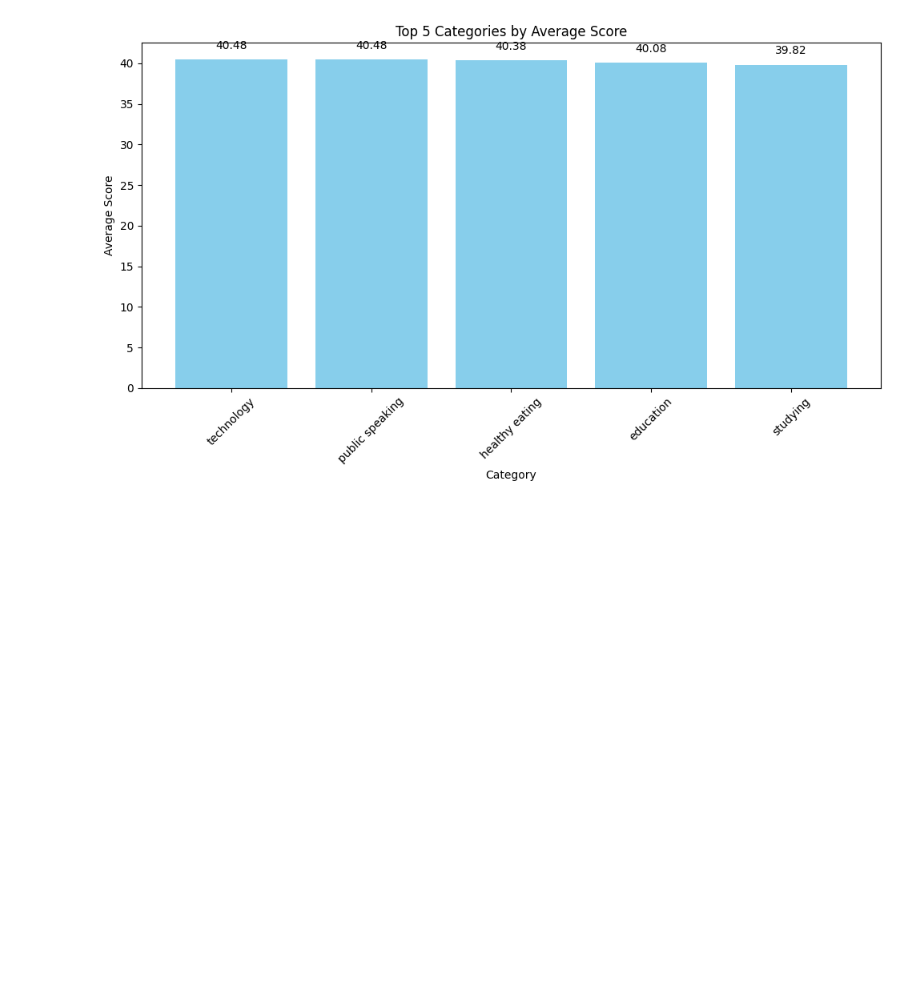
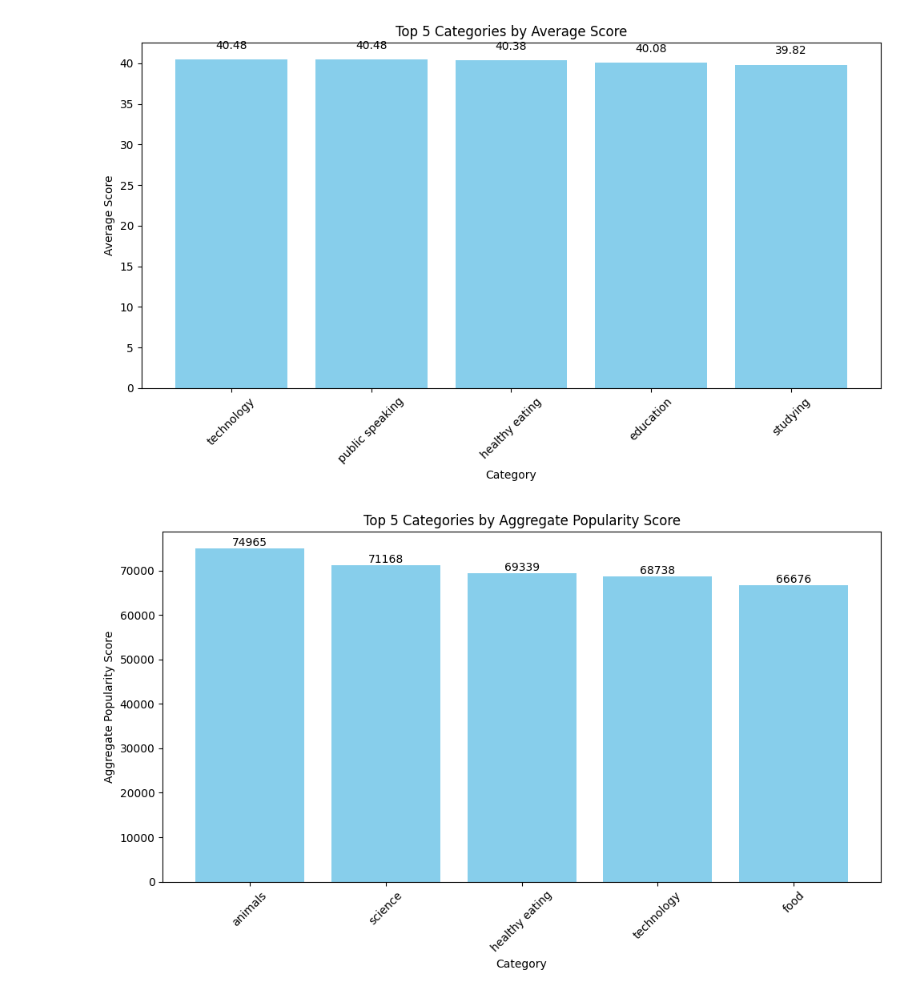
Before and after one commit to SurekhaBerlin/Accenture-Data-Analysis-Visualization, a Jupyter notebook: SocialBuzz.ipynb, the cells around one changed output. Drawn from its saved outputs; the diff is of its cells as text; code cells hidden in the pictures; blank space fills up the shorter version.

```diff
--- a/SocialBuzz.ipynb
+++ b/SocialBuzz.ipynb
@@ -606,3 +606,27 @@ plt.tight_layout()  # Ensures labels are not cut off
 plt.show()
 # %% [output]
 [figure]
+# %%
+# Group by Category and calculate aggregate popularity score
+category_popularity = merged_df.groupby('Category')['Score'].sum().reset_index()
+
+# Sort by popularity score in descending order and take top 5 categories
+top_categories = category_popularity.sort_values(by='Score', ascending=False).head(5)
+
+# Plotting a bar chart for top 5 categories with aggregate popularity score
+plt.figure(figsize=(10, 6))  # Adjust figure size as needed
+bars = plt.bar(top_categories['Category'], top_categories['Score'], color='skyblue')
+
+# Add data labels on top of each bar
+for bar in bars:
+    yval = bar.get_height()
+    plt.text(bar.get_x() + bar.get_width()/2, yval + 1, int(yval), ha='center', va='bottom', fontsize=10)
+
+plt.xlabel('Category')
+plt.ylabel('Aggregate Popularity Score')
+plt.title('Top 5 Categories by Aggregate Popularity Score')
+plt.xticks(rotation=45)
+plt.tight_layout()  # Ensures labels are not cut off
+plt.show()
+# %% [output]
+[figure, added]
```
